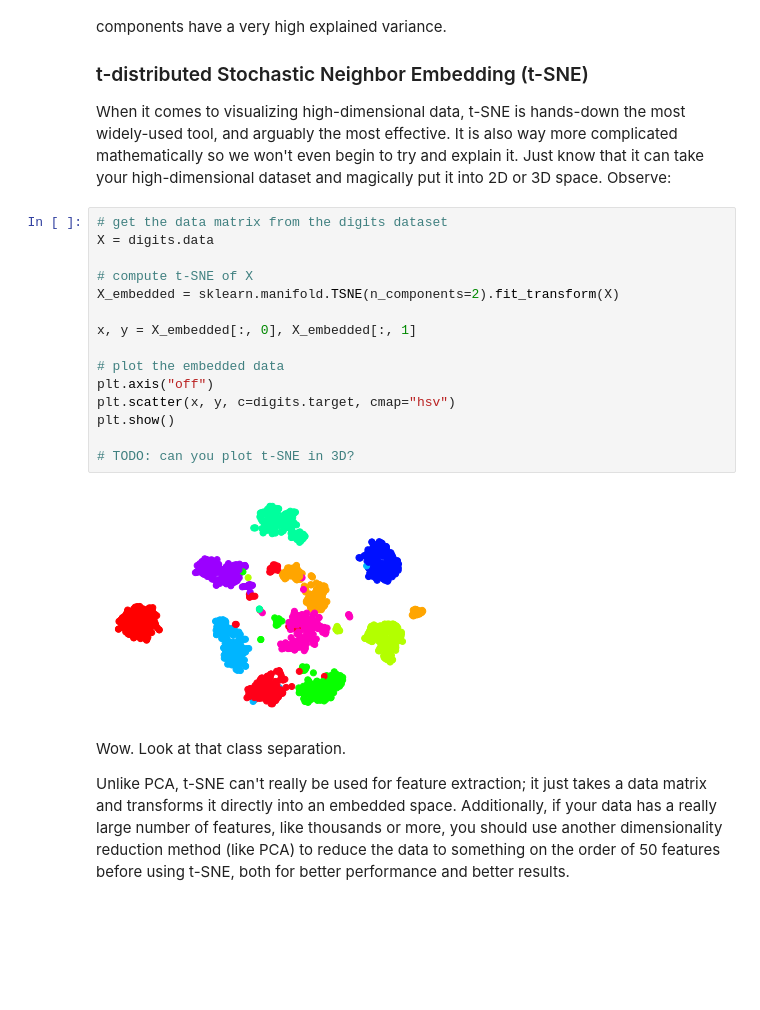
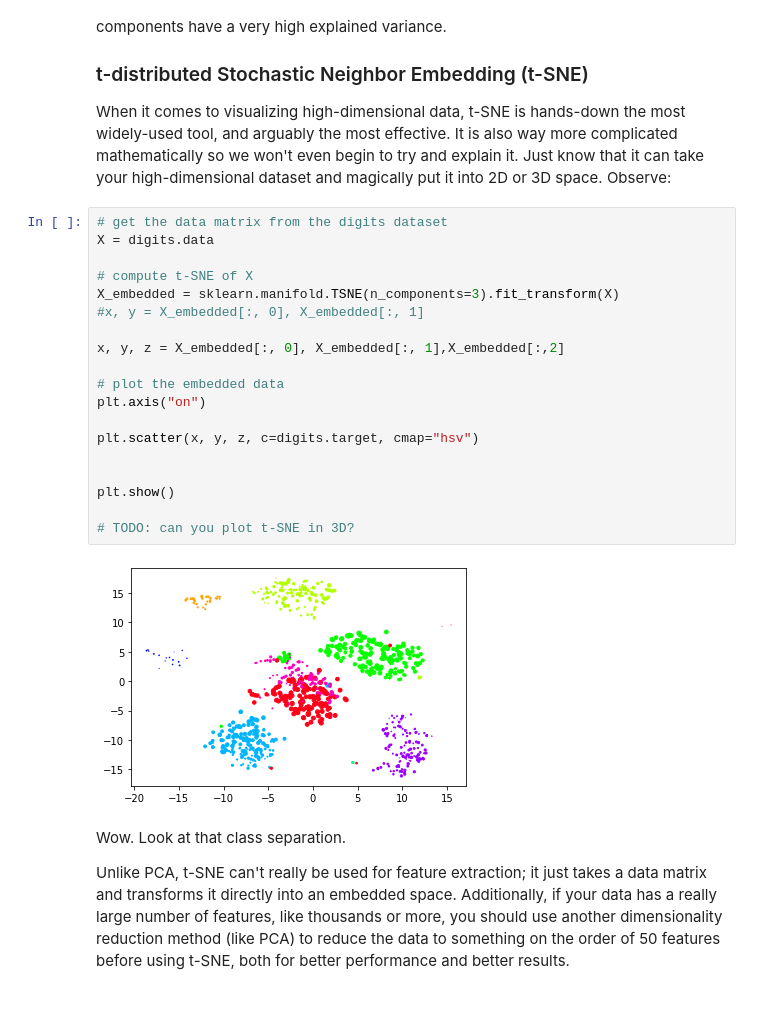
Before and after one commit to Kur1su0/BigDataAndDL, a Jupyter notebook: unsupervised-learning.ipynb, the cells around one changed output. Cells and saved outputs as stored; diff of their text form; blank space fills up the shorter version.

```diff
--- a/unsupervised-learning.ipynb
+++ b/unsupervised-learning.ipynb
@@ -352,20 +353,24 @@ When it comes to visualizing high-dimensional data, t-SNE is hands-down the most
 # %%
 # get the data matrix from the digits dataset
 X = digits.data
 
 # compute t-SNE of X
-X_embedded = sklearn.manifold.TSNE(n_components=2).fit_transform(X)
+X_embedded = sklearn.manifold.TSNE(n_components=3).fit_transform(X)
+#x, y = X_embedded[:, 0], X_embedded[:, 1]
 
-x, y = X_embedded[:, 0], X_embedded[:, 1]
+x, y, z = X_embedded[:, 0], X_embedded[:, 1],X_embedded[:,2]
 
 # plot the embedded data
-plt.axis("off")
-plt.scatter(x, y, c=digits.target, cmap="hsv")
+plt.axis("on")
+
+plt.scatter(x, y, z, c=digits.target, cmap="hsv")
+
+
 plt.show()
 
 # TODO: can you plot t-SNE in 3D?
 # %% [output]
-[figure, old version]
+[figure, new version]
 # %% [markdown]
 Wow. Look at that class separation.
 
```
Also changed, not shown: parts of 6 cells of this notebook, 1 other file.
